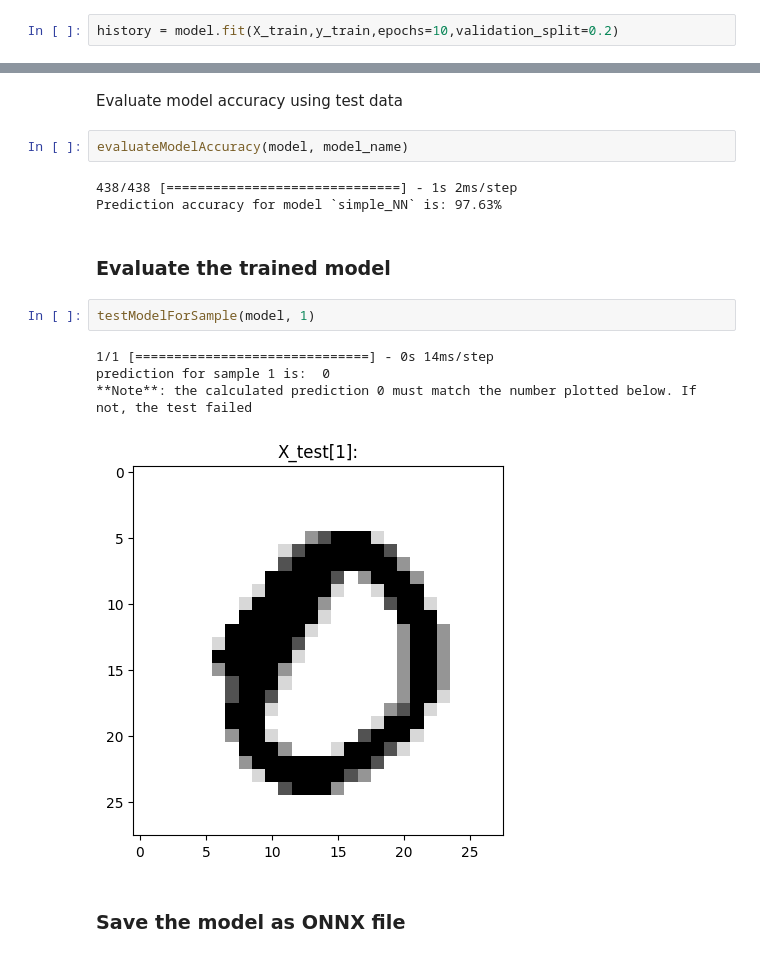
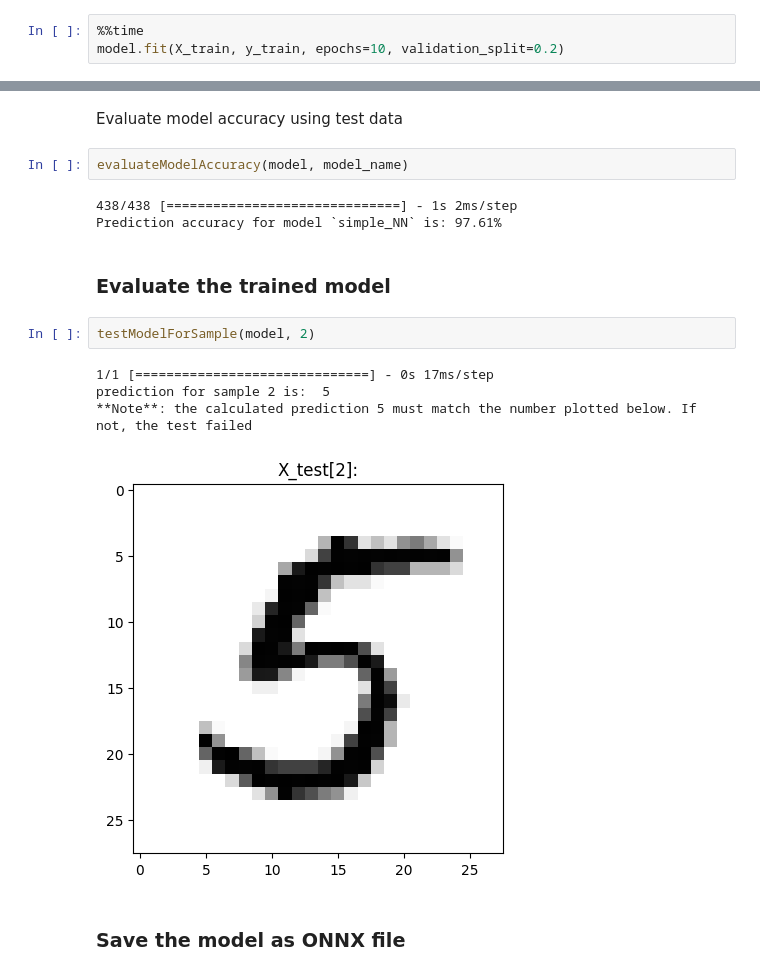
Before and after one commit to RHEcosystemAppEng/feast-workshop-team-share, a Jupyter notebook: feast_modelregistry/02-training-and-register-mr.ipynb, the cells around one changed output, grey strips where cells are left out. Drawn from its saved outputs; the diff is of its cells as text.

```diff
--- a/feast_modelregistry/02-training-and-register-mr.ipynb
+++ b/feast_modelregistry/02-training-and-register-mr.ipynb
@@ -487,6 +490,7 @@ Trainable params: 104938 (409.91 KB)
 Non-trainable params: 0 (0.00 Byte)
 _________________________________________________________________
 # %%
-history = model.fit(X_train,y_train,epochs=10,validation_split=0.2)
+%%time
+model.fit(X_train, y_train, epochs=10, validation_split=0.2)
 # %% [output]
 Epoch 1/10
@@ -515,16 +517,16 @@ Evaluate model accuracy using test data
 evaluateModelAccuracy(model, model_name)
 # %% [output]
 438/438 [==============================] - 1s 2ms/step
-Prediction accuracy for model `simple_NN` is: 97.63%
+Prediction accuracy for model `simple_NN` is: 97.61%
 # %% [markdown]
 ### Evaluate the trained model
 # %%
-testModelForSample(model, 1)
+testModelForSample(model, 2)
 # %% [output]
-1/1 [==============================] - 0s 14ms/step
-prediction for sample 1 is:  0
-**Note**: the calculated prediction 0 must match the number plotted below. If not, the test failed
+1/1 [==============================] - 0s 17ms/step
+prediction for sample 2 is:  5
+**Note**: the calculated prediction 5 must match the number plotted below. If not, the test failed
-[figure, old version]
+[figure, new version]
 # %% [markdown]
 ### Save the model as ONNX file
 # %%
```
Also changed, not shown: parts of 30 cells of this notebook, 13 other files.
